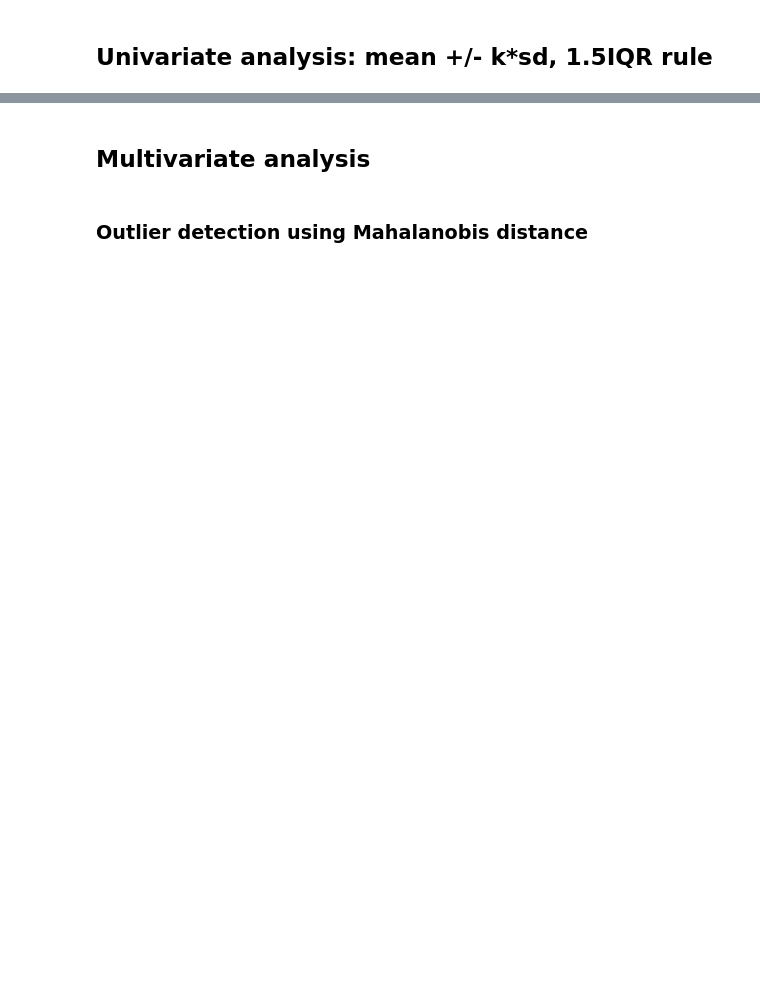
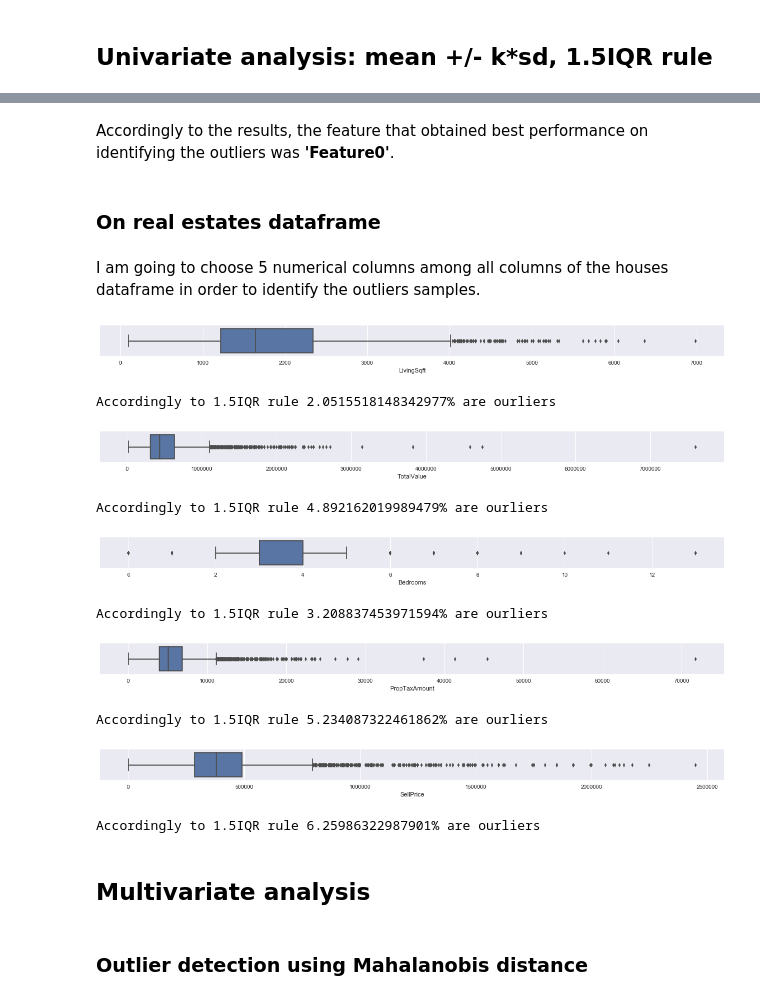
Before and after one commit to RacovitaMadalina/DataMining, a Jupyter notebook: Task6 - Ouliers Detection/Task 6 - Outliers Detection.ipynb, the cells around one changed output, grey strips where cells are left out. Drawn from its saved outputs; the diff is of its cells as text; code cells hidden in the pictures; blank space fills up the shorter version.

```diff
--- a/Task6 - Ouliers Detection/Task 6 - Outliers Detection.ipynb
+++ b/Task6 - Ouliers Detection/Task 6 - Outliers Detection.ipynb
@@ -67,2 +209,4 @@ Name: Outlier, dtype: int64
+# %%
+df_houses = df_houses[df_houses['SellDate_Year']==2005]
 # %% [markdown]
 ## Univariate analysis: mean +/- k*sd, 1.5IQR rule
@@ -69,3 +344,29 @@ Name: Outlier, dtype: int64
+# %% [markdown]
+Accordingly to the results, the feature that obtained best performance on identifying the outliers was **'Feature0'**.
+# %% [markdown]
+### On real estates dataframe
+# %% [markdown]
+I am going to choose 5 numerical columns among all columns of the houses dataframe in order to identify the outliers samples.
+# %%
+columns_for_outliers_detection = ['LivingSqft', 'TotalValue', 'Bedrooms', 'PropTaxAmount', 'SellPrice']
+# %%
+for column_name in columns_for_outliers_detection:
+    see_data_distribution(df_houses, column_name)
+
+    outliers_iqr = get_outliers_for_given_feature(df_houses, column_name)
+    print('Accordingly to 1.5IQR rule ' + str(sum(outliers_iqr) / len(list(df_houses[column_name]))* 100) + '% are ourliers')
+    print('\n\n')
+# %% [output]
+[figure, added]
+Accordingly to 1.5IQR rule 2.0515518148342977% are ourliers
+[figure, added]
+Accordingly to 1.5IQR rule 4.892162019989479% are ourliers
+[figure, added]
+Accordingly to 1.5IQR rule 3.208837453971594% are ourliers
+[figure, added]
+Accordingly to 1.5IQR rule 5.234087322461862% are ourliers
+[figure, added]
+Accordingly to 1.5IQR rule 6.25986322987901% are ourliers
 # %% [markdown]
 ## Multivariate analysis
 # %% [markdown]
```
Also changed, not shown: parts of 79 cells of this notebook, 2 other files.
